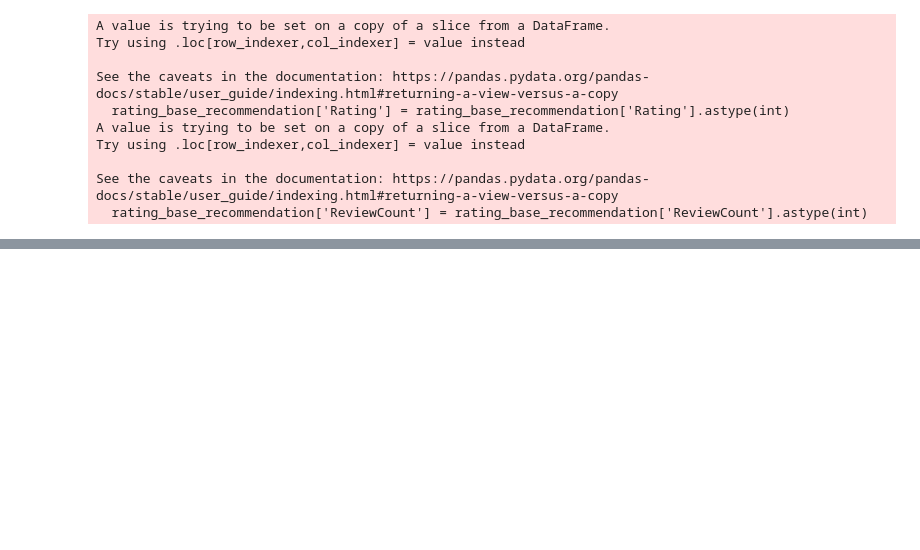
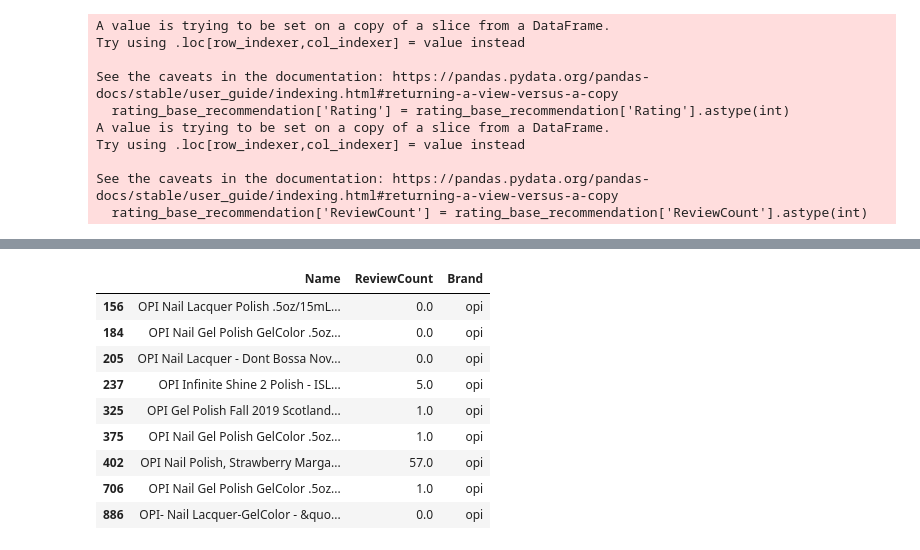
Before and after one commit to Pranav-Sharma717/E-commerce_Recommendation_System, a Jupyter notebook: E_commerce_recommendation_System.ipynb, the cells around one changed output, grey strips where cells are left out. Cells and saved outputs as stored; diff of their text form; code cells hidden in the pictures; blank space fills up the shorter version.

```diff
--- a/E_commerce_recommendation_System.ipynb
+++ b/E_commerce_recommendation_System.ipynb
@@ -347,0 +376,10 @@ See the caveats in the documentation: https://pandas.pydata.org/pandas-docs/stab
+# %%
+#corpus of all the cosine similarities
+similar_items=list(enumerate(cosine_similarity_content[item_index]))
+#shows the similarity with respect to opi nail polish with every other product
+# %%
+#sorting the similarities
+similar_items=sorted(similar_items,key=lambda x:x[1], reverse=True)
+# %%
+#Top 5 similar recommendations
+top_similar_items_wrt_1=similar_items[1:10]
@@ -347,0 +398,16 @@ See the caveats in the documentation: https://pandas.pydata.org/pandas-docs/stab
+# %%
+content_recommended_items_indices=[x[0] for x in top_similar_items_wrt_1]
+#indices of all the similar items
+# %%
+train_data.iloc[content_recommended_items_indices][['Name','ReviewCount','Brand']]
+# %% [output]
+|  | Name | ReviewCount | Brand |
+| 156 | OPI Nail Lacquer Polish .5oz/15mL... | 0.0 | opi |
+| 184 | OPI Nail Gel Polish GelColor .5oz... | 0.0 | opi |
+| 205 | OPI Nail Lacquer - Dont Bossa Nov... | 0.0 | opi |
+| 237 | OPI Infinite Shine 2 Polish - ISL... | 5.0 | opi |
+| 325 | OPI Gel Polish Fall 2019 Scotland... | 1.0 | opi |
+| 375 | OPI Nail Gel Polish GelColor .5oz... | 1.0 | opi |
+| 402 | OPI Nail Polish, Strawberry Marga... | 57.0 | opi |
+| 706 | OPI Nail Gel Polish GelColor .5oz... | 1.0 | opi |
+| 886 | OPI- Nail Lacquer-GelColor - &quo... | 0.0 | opi |
```
Also changed, not shown: parts of 11 cells of this notebook.
